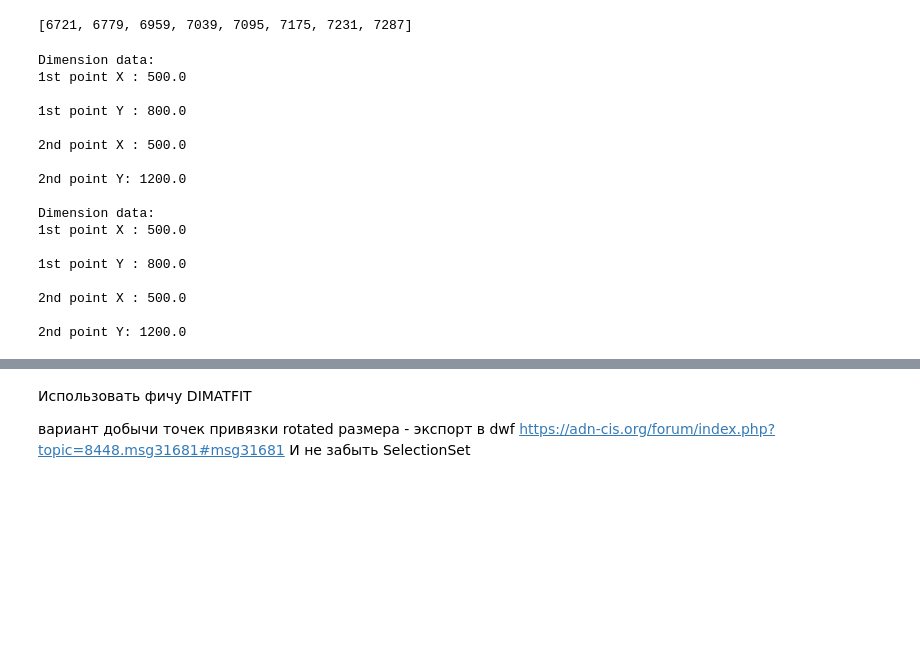
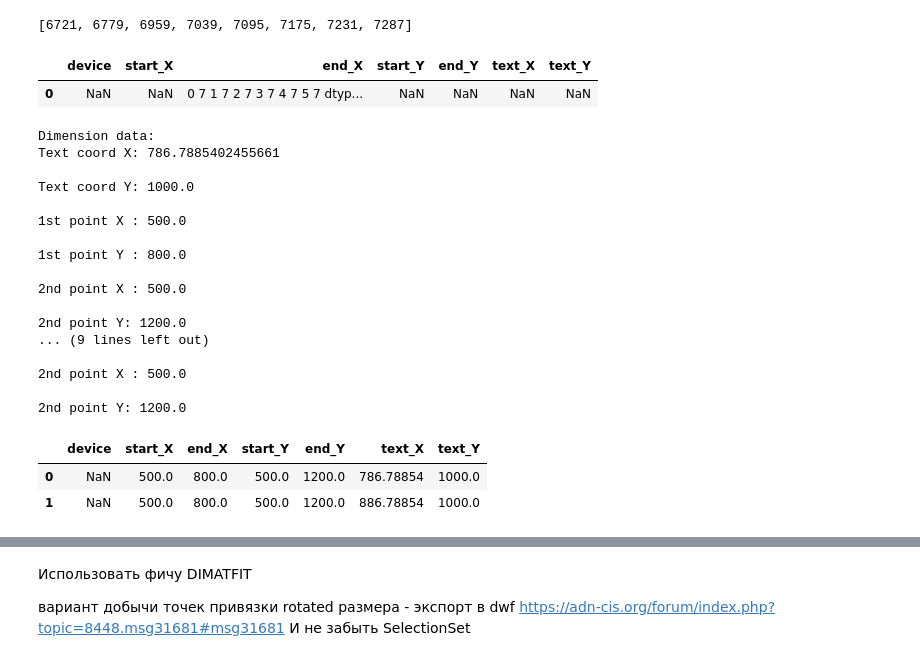
Before and after one commit to Kostanych/AutoCAD_Project, a Jupyter notebook: AutoCADProject.ipynb, the cells around one changed output, grey strips where cells are left out. Drawn from its saved outputs; the diff is of its cells as text; code cells hidden in the pictures; blank space fills up the shorter version.

Commit message:
more data from dxf

```diff
--- a/AutoCADProject.ipynb
+++ b/AutoCADProject.ipynb
@@ -165,41 +141,73 @@ Objects at the drawning: 161
 dimensions
 # %% [output]
 [6721, 6779, 6959, 7039, 7095, 7175, 7231, 7287]
+# %%
+df_dimensions = pd.DataFrame(columns ={'device','start_X', 'end_X',
+                                       'start_Y', 'end_Y',
+                                       'text_X', 'text_Y'})
+df_dimensions = df_dimensions[['device','start_X', 'end_X',
+                               'start_Y', 'end_Y',
+                               'text_X','text_Y']]
+l=['7','7','7','7','7','7']
+l=pd.Series(l)
+df_dimensions.append({'end_X':l}, ignore_index=True)
+# %% [output]
+|  | device | start_X | end_X | start_Y | end_Y | text_X | text_Y |
+| 0 | NaN | NaN | 0 7 1 7 2 7 3 7 4 7 5 7 dtyp... | NaN | NaN | NaN | NaN |
 # %%
+dd = df_dimensions
+start_X, end_X, start_Y, end_Y, text_X, text_Y = '','','','','',''
 try:
     for ent in [7036, 7092]:
         print('Dimension data:')
         for pos, line in enumerate(dxf[ent:]):
             if line == ' 13\n':
+                start_X = float((dxf[ent+pos+1]).rstrip())
                 print(f'1st point X : {dxf[ent+pos+1]}')
             elif line == ' 23\n':
+                end_X = float((dxf[ent+pos+1]).rstrip())
                 print(f'1st point Y : {dxf[ent+pos+1]}')
             elif line == ' 14\n':
+                start_Y = float((dxf[ent+pos+1]).rstrip())
                 print(f'2nd point X : {dxf[ent+pos+1]}')
             elif line == ' 24\n':
+                end_Y = float((dxf[ent+pos+1]).rstrip())
                 print(f'2nd point Y: {dxf[ent+pos+1]}')
+            elif line == ' 11\n':
+                text_X = float((dxf[ent+pos+1]).rstrip())
+                print(f'Text coord X: {dxf[ent+pos+1]}')
+            elif line == ' 21\n':
+                text_Y = float((dxf[ent+pos+1]).rstrip())
+                print(f'Text coord Y: {dxf[ent+pos+1]}')
             elif dxf[ent+pos] == 'AcDbEntity\n':break
+        dd = dd.append({'start_X':start_X, 'end_X':end_X,
+                        'start_Y':start_Y, 'end_Y':end_Y,
+                        'text_X':text_X, 'text_Y':text_Y}, ignore_index = True)
 
 except Exception as e:
     print_exc()
+dd
 # %% [output]
 Dimension data:
+Text coord X: 786.7885402455661
+
+Text coord Y: 1000.0
+
 1st point X : 500.0
 
 1st point Y : 800.0
 
 2nd point X : 500.0
 
 2nd point Y: 1200.0
-
-Dimension data:
-1st point X : 500.0
-
-1st point Y : 800.0
+... (9 lines left out)
 
 2nd point X : 500.0
 
 2nd point Y: 1200.0
+|  | device | start_X | end_X | start_Y | end_Y | text_X | text_Y |
+| 0 | NaN | 500.0 | 800.0 | 500.0 | 1200.0 | 786.78854 | 1000.0 |
+| 1 | NaN | 500.0 | 800.0 | 500.0 | 1200.0 | 886.78854 | 1000.0 |
 # %%
 print(dim_aligned.ExtLine1Point[0])
 print(dim_aligned.ExtLine2Point)
```
Also changed, not shown: parts of 8 cells of this notebook.
